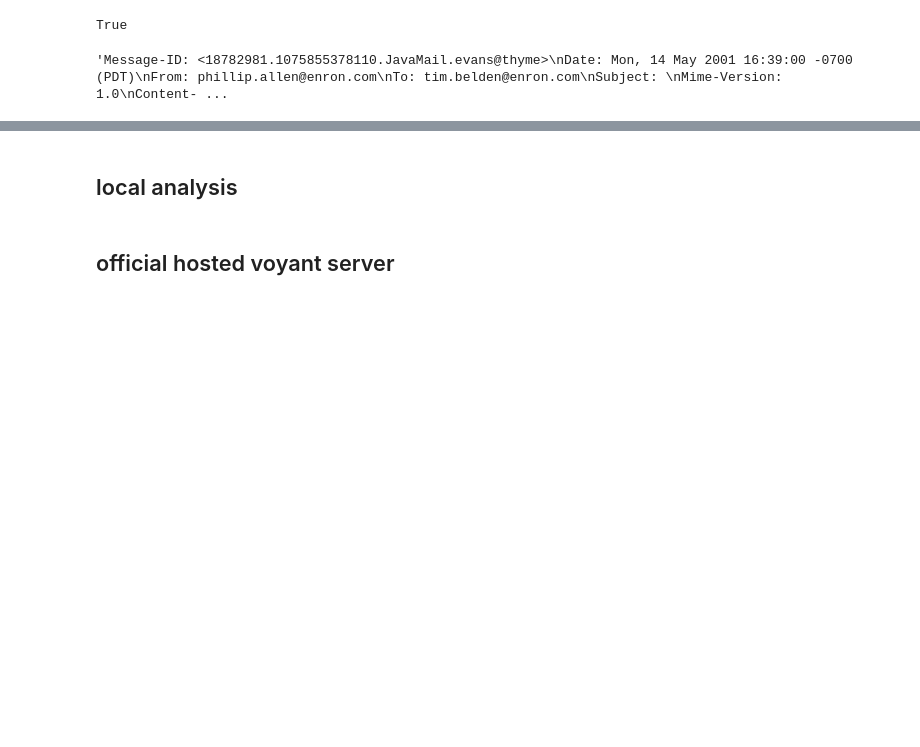
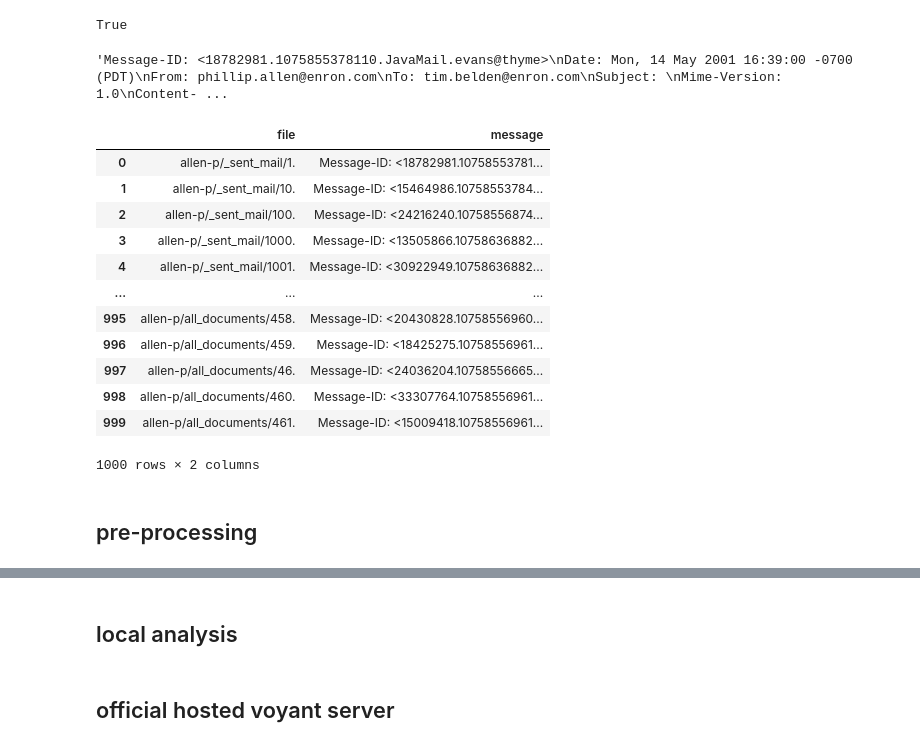
Before and after one commit to CodingWChris/PETS-marketplace-adv, a Jupyter notebook: algo/voyant_server.ipynb, the cells around one changed output, grey strips where cells are left out. Drawn from its saved outputs; the diff is of its cells as text; code cells hidden in the pictures; blank space fills up the shorter version.

```diff
--- a/algo/voyant_server.ipynb
+++ b/algo/voyant_server.ipynb
@@ -45,13 +53,33 @@ True
 file_path = '../data/inputs/enron/enron_subset.csv'
 
 # Read the file
-if file_path.endswith('.csv'):
-    df = pd.read_csv(file_path)
-    text = ' '.join(df['message'].dropna().tolist())
-else:
-    with open(file_path, 'r', encoding='utf-8') as file:
-        text = file.read()
+# if file_path.endswith('.csv'):
+#     df = pd.read_csv(file_path)
+#     text = ' '.join(df['message'].dropna().tolist())
+# else:
+#     with open(file_path, 'r', encoding='utf-8') as file:
+#         text = file.read()
+
+df = pd.read_csv(file_path)
 # %%
 text
 # %% [output]
 'Message-ID: <18782981.1075855378110.JavaMail.evans@thyme>\nDate: Mon, 14 May 2001 16:39:00 -0700 (PDT)\nFrom: phillip.allen@enron.com\nTo: tim.belden@enron.com\nSubject: \nMime-Version: 1.0\nContent- ...
+# %%
+df
+# %% [output]
+|  | file | message |
+| 0 | allen-p/_sent_mail/1. | Message-ID: <18782981.10758553781... |
+| 1 | allen-p/_sent_mail/10. | Message-ID: <15464986.10758553784... |
+| 2 | allen-p/_sent_mail/100. | Message-ID: <24216240.10758556874... |
+| 3 | allen-p/_sent_mail/1000. | Message-ID: <13505866.10758636882... |
+| 4 | allen-p/_sent_mail/1001. | Message-ID: <30922949.10758636882... |
+| ... | ... | ... |
+| 995 | allen-p/all_documents/458. | Message-ID: <20430828.10758556960... |
+| 996 | allen-p/all_documents/459. | Message-ID: <18425275.10758556961... |
+| 997 | allen-p/all_documents/46. | Message-ID: <24036204.10758556665... |
+| 998 | allen-p/all_documents/460. | Message-ID: <33307764.10758556961... |
+| 999 | allen-p/all_documents/461. | Message-ID: <15009418.10758556961... |
+1000 rows × 2 columns
+# %% [markdown]
+## pre-processing
```
Also changed, not shown: parts of 27 cells of this notebook, 1 other file.
